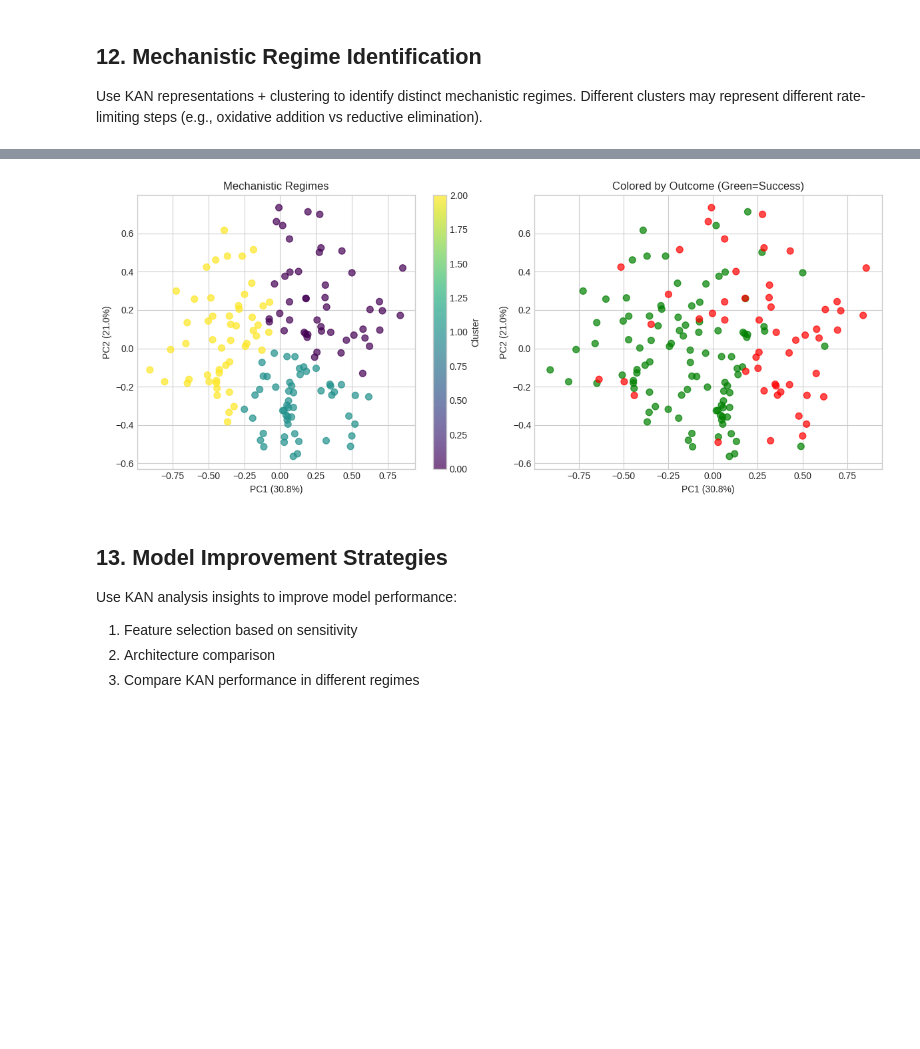
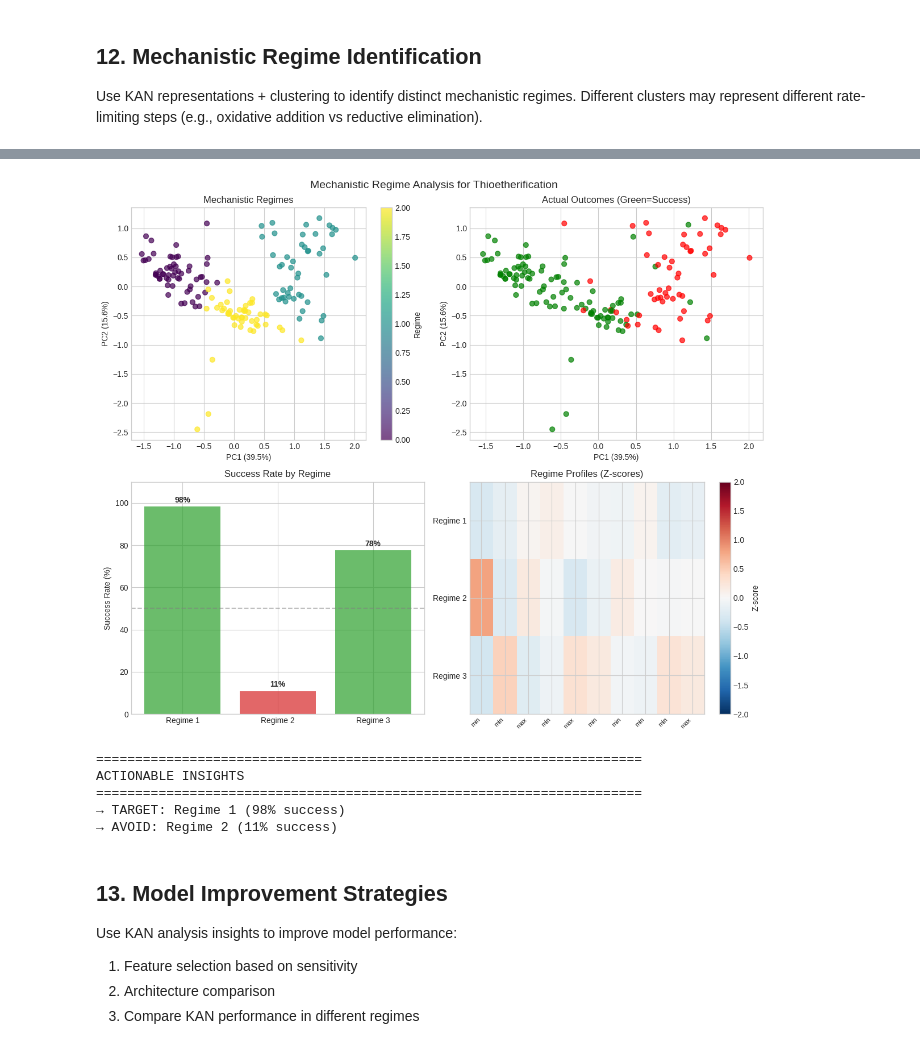
Before and after one commit to gabegomes/pycse, a Jupyter notebook: src/pycse/examples/KAN_vs_MLR_Sigman_Descriptors.ipynb, the cells around one changed output, grey strips where cells are left out. Drawn from its saved outputs; the diff is of its cells as text; code cells hidden in the pictures; blank space fills up the shorter version.

```diff
--- a/src/pycse/examples/KAN_vs_MLR_Sigman_Descriptors.ipynb
+++ b/src/pycse/examples/KAN_vs_MLR_Sigman_Descriptors.ipynb
@@ -1152,26 +1281,78 @@ Regime 3 (52 reactions):
 # %%
-# Visualize regimes using PCA
+# Visualize mechanistic regimes
 pca = PCA(n_components=2)
-hidden_2d = pca.fit_transform(hidden_features)
+X_2d = pca.fit_transform(response_profiles)
 
-fig, axes = plt.subplots(1, 2, figsize=(12, 5))
+fig, axes = plt.subplots(2, 2, figsize=(12, 10))
 
-scatter = axes[0].scatter(hidden_2d[:, 0], hidden_2d[:, 1], c=clusters, cmap='viridis', s=50, alpha=0.7)
-axes[0].set_xlabel(f'PC1 ({100*pca.explained_variance_ratio_[0]:.1f}%)')
-axes[0].set_ylabel(f'PC2 ({100*pca.explained_variance_ratio_[1]:.1f}%)')
-axes[0].set_title('Mechanistic Regimes')
-plt.colorbar(scatter, ax=axes[0], label='Cluster')
+# 1. Clusters
+scatter = axes[0, 0].scatter(X_2d[:, 0], X_2d[:, 1], c=clusters, cmap='viridis', s=40, alpha=0.7)
+axes[0, 0].set_xlabel(f'PC1 ({100*pca.explained_variance_ratio_[0]:.1f}%)')
+axes[0, 0].set_ylabel(f'PC2 ({100*pca.explained_variance_ratio_[1]:.1f}%)')
+axes[0, 0].set_title('Mechanistic Regimes')
+plt.colorbar(scatter, ax=axes[0, 0], label='Regime')
 
+# 2. Colored by outcome
 colors = ['red' if yi == 0 else 'green' for yi in y]
-axes[1].scatter(hidden_2d[:, 0], hidden_2d[:, 1], c=colors, s=50, alpha=0.7)
-axes[1].set_xlabel(f'PC1 ({100*pca.explained_variance_ratio_[0]:.1f}%)')
-axes[1].set_ylabel(f'PC2 ({100*pca.explained_variance_ratio_[1]:.1f}%)')
-axes[1].set_title('Colored by Outcome (Green=Success)')
+axes[0, 1].scatter(X_2d[:, 0], X_2d[:, 1], c=colors, s=40, alpha=0.7)
+axes[0, 1].set_xlabel(f'PC1 ({100*pca.explained_variance_ratio_[0]:.1f}%)')
+axes[0, 1].set_ylabel(f'PC2 ({100*pca.explained_variance_ratio_[1]:.1f}%)')
+axes[0, 1].set_title('Actual Outcomes (Green=Success)')
 
+# 3. Success rate by regime
+regime_df = pd.DataFrame(regime_stats)
+regime_colors = ['#d62728' if r < 40 else '#2ca02c' if r > 60 else '#ff7f0e' for r in regime_df['Success_Rate']]
+bars = axes[1, 0].bar(range(n_clusters), regime_df['Success_Rate'], color=regime_colors, alpha=0.7)
+axes[1, 0].set_xticks(range(n_clusters))
+axes[1, 0].set_xticklabels([f'Regime {i+1}' for i in range(n_clusters)])
+axes[1, 0].set_ylabel('Success Rate (%)')
+axes[1, 0].set_title('Success Rate by Regime')
+axes[1, 0].axhline(50, color='gray', linestyle='--', alpha=0.5)
+for bar, rate in zip(bars, regime_df['Success_Rate']):
+    axes[1, 0].text(bar.get_x() + bar.get_width()/2, bar.get_height() + 2, f'{rate:.0f}%', ha='center', fontweight='bold')
+axes[1, 0].set_ylim(0, 110)
+
+# 4. Regime descriptor profiles
+n_show = min(10, len(desc_cols))
+top_feat_idx = np.argsort(avg_sensitivity)[-n_show:][::-1]
+feature_profiles_by_regime = np.zeros((n_clusters, n_show))
+for i in range(n_clusters):
+    mask = clusters == i
+    if mask.sum() > 0:
+        for j, feat_idx in enumerate(top_feat_idx):
+            cluster_mean = X_scaled[mask, feat_idx].mean()
+            global_mean = X_scaled[:, feat_idx].mean()
+            global_std = X_scaled[:, feat_idx].std() + 1e-8
+            feature_profiles_by_regime[i, j] = (cluster_mean - global_mean) / global_std
+
+short_names = [desc_cols[idx].split('_')[-1][:12] for idx in top_feat_idx]
+im = axes[1, 1].imshow(feature_profiles_by_regime, cmap='RdBu_r', aspect='auto', vmin=-2, vmax=2)
+axes[1, 1].set_yticks(range(n_clusters))
+axes[1, 1].set_yticklabels([f'Regime {i+1}' for i in range(n_clusters)])
+axes[1, 1].set_xticks(range(n_show))
+axes[1, 1].set_xticklabels(short_names, rotation=45, ha='right', fontsize=8)
+axes[1, 1].set_title('Regime Profiles (Z-scores)')
+plt.colorbar(im, ax=axes[1, 1], label='Z-score')
+
+plt.suptitle('Mechanistic Regime Analysis for Thioetherification', fontsize=14)
 plt.tight_layout()
 plt.show()
+
+# Actionable insights
+print("\n" + "="*70)
+print("ACTIONABLE INSIGHTS")
+print("="*70)
+best = regime_df.loc[regime_df['Success_Rate'].idxmax()]
+worst = regime_df.loc[regime_df['Success_Rate'].idxmin()]
+print(f"→ TARGET: Regime {int(best['Regime'])} ({best['Success_Rate']:.0f}% success)")
+print(f"→ AVOID: Regime {int(worst['Regime'])} ({worst['Success_Rate']:.0f}% success)")
 # %% [output]
-[figure, old version]
+[figure, new version]
+======================================================================
+ACTIONABLE INSIGHTS
+======================================================================
+→ TARGET: Regime 1 (98% success)
+→ AVOID: Regime 2 (11% success)
 # %% [markdown]
 ## 13. Model Improvement Strategies
 
```
Also changed, not shown: parts of 7 cells of this notebook, 1 other file.
